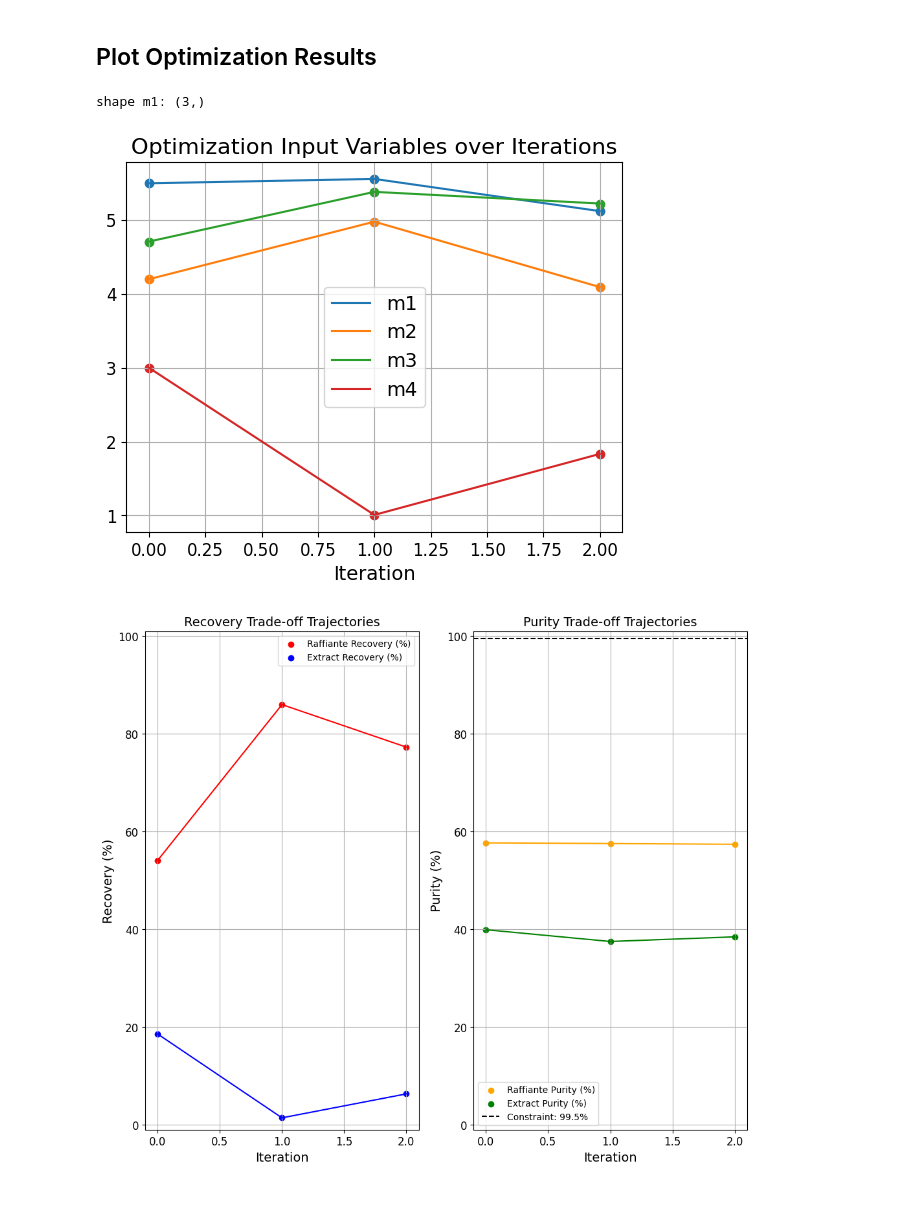
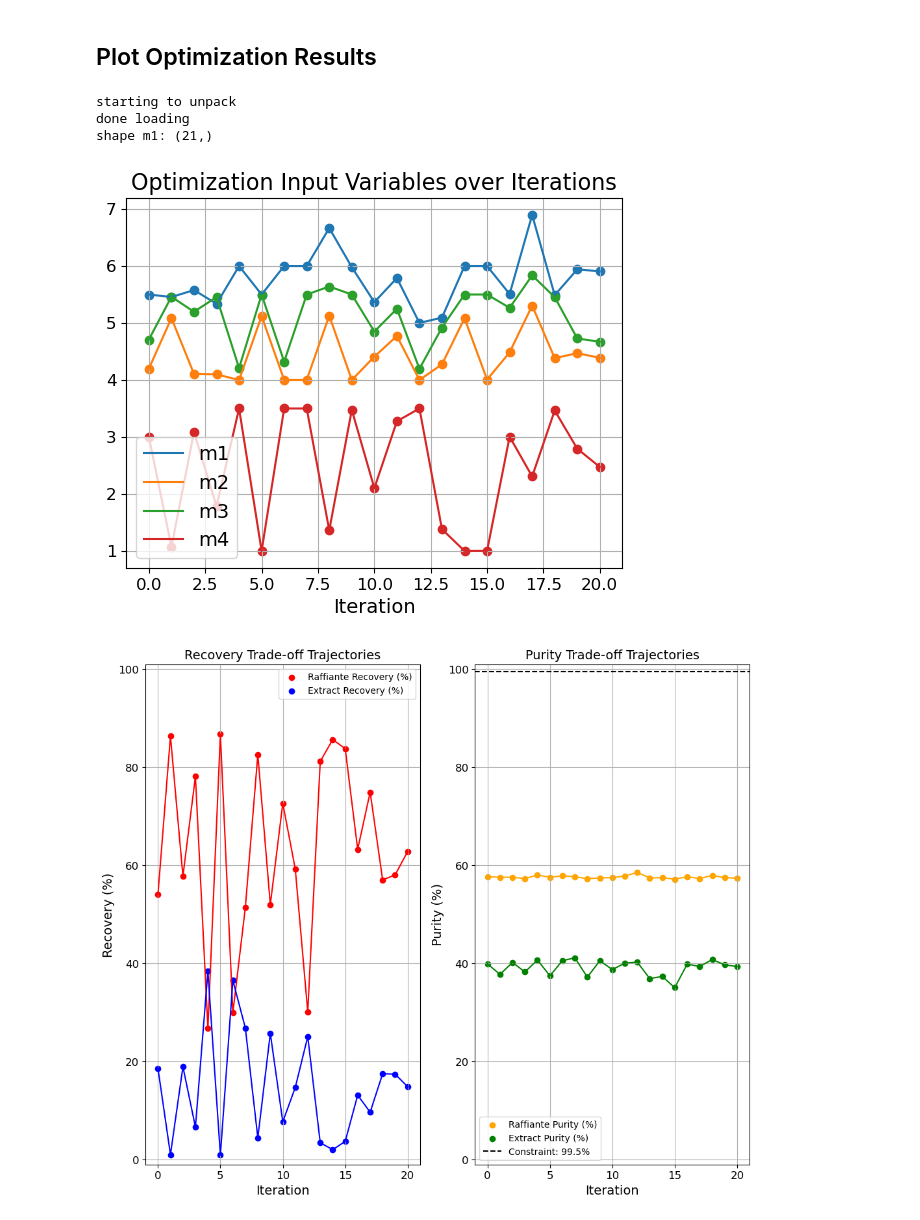
Before and after one commit to Nawa-Punabantu/smb_optimization_files, a Jupyter notebook: Input_file_general.ipynb, the cells around one changed output. Drawn from its saved outputs; the diff is of its cells as text; code cells hidden in the pictures.

Commit message:
finished setting up optimization routine

```diff
--- a/Input_file_general.ipynb
+++ b/Input_file_general.ipynb
@@ -471,10 +471,13 @@ Results: None
 # %% [markdown]
 ## Plot Optimization Results
 # %%
-outputs_path = r"C:\Users\nawau\OneDrive\Desktop\smb_optimization_files\Outputs_Glu_Fru_commision_opt_3iter_20251104_132910.json"
-inputs_path = r"C:\Users\nawau\OneDrive\Desktop\smb_optimization_files\Inputs_Glu_Fru_commision_opt_3iter_20251104_132910.json"
-plot_raff_ext_pareto(outputs_path = outputs_path, inputs_path = inputs_path, purity_constraint=99.5, comp_1_name="Glucose", comp_2_name="Fructose")
+outputs_path = "Outputs_Glu_Fru_commision_opt_21iter_20251104_175024.json"
+inputs_path = "Inputs_Glu_Fru_commision_opt_21iter_20251104_175024.json"
+
+plot_raff_ext_pareto(inputs_path, outputs_path, purity_constraint=99.5, comp_1_name="Glucose", comp_2_name="Fructose")
 # %% [output]
-shape m1: (3,)
+starting to unpack
+done loading
+shape m1: (21,)
-[figure, old version]
+[figure, new version]
-[figure, old version]
+[figure, new version]
```
Also changed, not shown: parts of 4 cells of this notebook, 9 other files.
